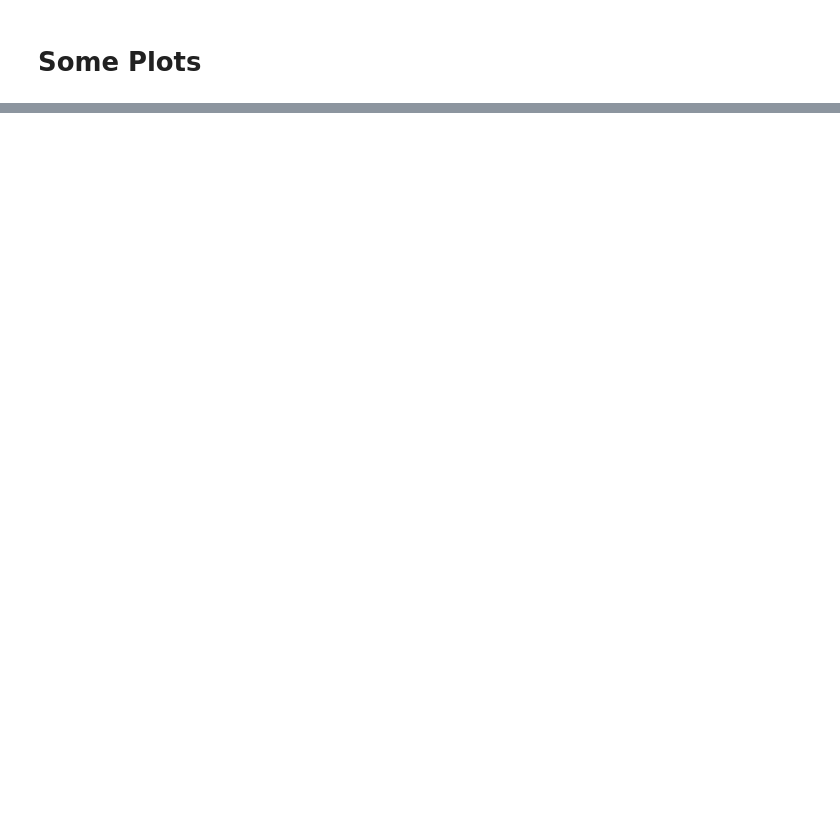
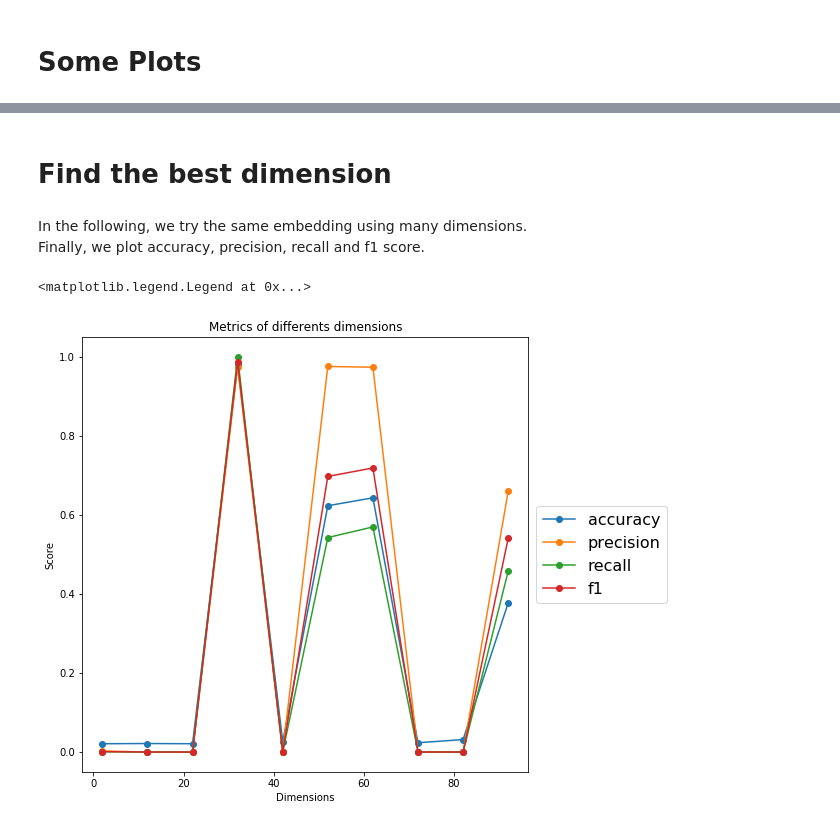
Before and after one commit to AntonioLonga/Master-thesis, a Jupyter notebook: TestDataset/K-mean_Evaluation.ipynb, the cells around one changed output, grey strips where cells are left out. Drawn from its saved outputs; the diff is of its cells as text; code cells hidden in the pictures; blank space fills up the shorter version.

Commit message:
Try different dimenction and plot some metrics

```diff
--- a/TestDataset/K-mean_Evaluation.ipynb
+++ b/TestDataset/K-mean_Evaluation.ipynb
@@ -275,0 +273,50 @@ plt.show()
+# %% [markdown]
+# Find the best dimension
+# %% [markdown]
+In the following, we try the same embedding using many dimensions.
+Finally, we plot accuracy, precision, recall and f1 score.
+# %%
+from sklearn import metrics
+import matplotlib.pyplot as plt
+
+dims = np.arange(2,100,10)
+
+accuracy = []
+recall = []
+f1 = []
+precision = []
+
+for d in dims:
+
+    ## reduction of the dimenction
+    Xd = TruncatedSVD(n_components = d).fit_transform(X)
+
+    ## train K-means
+    kmeans = KMeans(n_clusters=2, random_state=0)
+    kmeans = kmeans.fit(Xd)
+
+
+    y_pred = []
+    for i in Xd:
+        tmp = kmeans.predict([i])
+        y_pred.append(tmp[0])
+
+
+
+    accuracy.append(metrics.accuracy_score(y_real,y_pred))
+    recall.append(metrics.recall_score(y_real,y_pred))
+    f1.append(metrics.f1_score(y_real,y_pred))
+    precision.append(metrics.precision_score(y_real,y_pred))
+# %%
+plt.figure(figsize=(8, 8))
+plt.plot(dims,accuracy,'o-',label="accuracy")
+plt.plot(dims,precision,'o-',label="precision")
+plt.plot(dims,recall,'o-',label="recall")
+plt.plot(dims,f1,'o-',label="f1")
+plt.xlabel("Dimensions")
+plt.ylabel("Score")
+plt.title("Metrics of differents dimensions")
+plt.legend(loc='center left', bbox_to_anchor=(1, 0.5), prop={'size': 16})
+# %% [output]
+<matplotlib.legend.Legend at 0x...>
+[figure, added]
```
Also changed, not shown: parts of 4 cells of this notebook.
